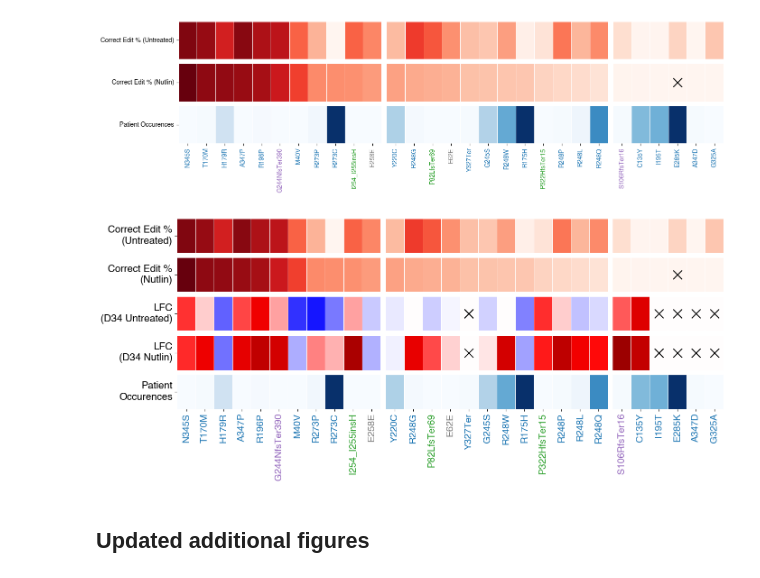
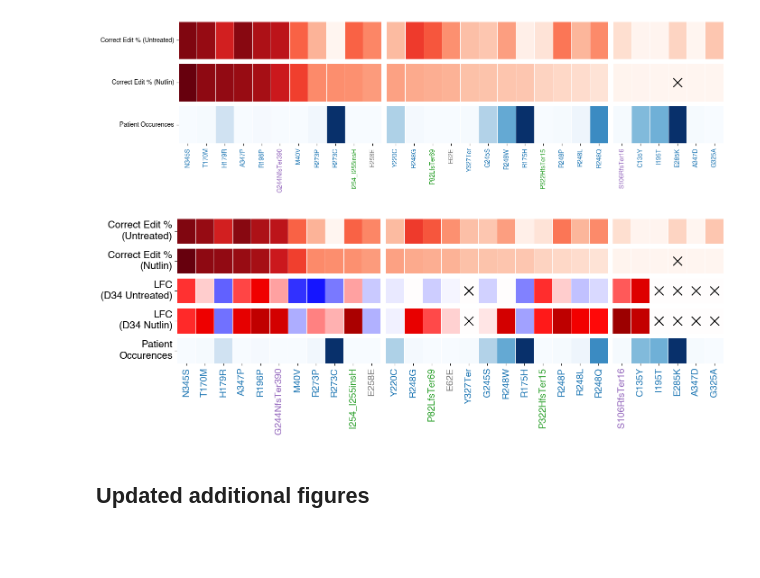
Before and after one commit to samgould2/p53-prime-editing-sensor, a Jupyter notebook: figure5_v2.ipynb, the cells around one changed output. Drawn from its saved outputs; the diff is of its cells as text; code cells hidden in the pictures; blank space fills up the shorter version.

Commit message:
more figure updates

```diff
--- a/figure5_v2.ipynb
+++ b/figure5_v2.ipynb
@@ -271,0 +271,40 @@ adjust_text(texts,only_move={'points':'y', 'texts':'y'},arrowprops=dict(arrowsty
+# %%
+#and then plot
+
+fig, ax = plt.subplots( figsize=(12,6))
+
+c_dict = {'SNV':'tab:blue', 'INS':'tab:green', 'DEL':'tab:purple', 'Silent':'grey'}
+comp['colors'] = [c_dict[i] for i in comp['Effect']]
+
+lfc = comp['LFC_nutlin']
+
+for i, v in comp.iterrows():
+    val = v['codon']
+    ax.plot([val, val], [0, lfc[i]], color = colors[i], linewidth=2, alpha=.8)
+
+above_thres = comp[comp['insufficient_LFC_counts']==False]
+below_thres = comp[comp['insufficient_LFC_counts']==True]
+
+
+ax.scatter(above_thres['codon'], above_thres['LFC_nutlin'], color=above_thres['colors'], s=100, alpha=.8)
+ax.scatter(below_thres['codon'], below_thres['LFC_nutlin'], color=below_thres['colors'], s=100, alpha=.8, marker='X')
+
+ax.set_xlim(1,393)
+ax.spines[['right', 'top']].set_visible(False)
+ax.tick_params(axis='both', which='major', labelsize=18)
+ax.set_xticks([])
+ax.set_ylabel("LFC (Nutlin)", fontsize=18)
+
+
+boundaries = [61,94,292,304,321,324,356]
+for bound in boundaries:
+    ax.plot([bound, bound],[-6,6], linewidth=1, linestyle='dashed', color='black')
+
+
+ax.plot([1,393], [0,0], linestyle='dashed', color='black')
+
+
+ax.set_ylim(-3,6)
+
+#adjust_text(texts, ax=ax[0])
+fig.tight_layout(pad=0)
@@ -360,7 +401,7 @@ fig.tight_layout(pad=.75)
 # %% [output]
 [figure]
 # %%
-fig, ax = plt.subplots(5,3,figsize=(14,6), sharey=False, sharex=False, width_ratios=[11, 12, 6])
+fig, ax = plt.subplots(5,3,figsize=(14,5), sharey=False, sharex=False, width_ratios=[11, 12, 6])
 #high, medium, low
 
 g = sns.heatmap([high['Corr_perc_untreated']], ax= ax[0][0], linewidth=.5, cmap='Reds', vmin=0, vmax=86, cbar=False)
@@ -438,34 +479,34 @@ ax[1][1].set_xticks([])
 ax[0][2].set_xticks([])
 ax[1][2].set_xticks([])
 ax[3][0].set_xticks([])
 ax[2][0].set_xticks([])
 ax[3][1].set_xticks([])
 ax[2][1].set_xticks([])
 ax[3][2].set_xticks([])
 ax[2][2].set_xticks([])
 #ax[4].set_xticklabels(comp['HGVSp'], rotation=90)
 
 ax[4][0].set_xticklabels(high['HGVSp'], rotation=90, fontsize=15)
 ax[4][1].set_xticklabels(med['HGVSp'], rotation=90, fontsize=15)
 ax[4][2].set_xticklabels(low['HGVSp'], rotation=90, fontsize=15)
 
 c_dict = {'SNV':'tab:blue', 'INS':'tab:green', 'DEL':'tab:purple', 'Silent':'grey'}
 
 for i, tick_label in enumerate(g1.axes.get_xticklabels()):
     cc = c_dict[high.iloc[i]['Effect']]
     tick_label.set_color(cc)
 
 for i, tick_label in enumerate(g2.axes.get_xticklabels()):
     cc = c_dict[med.iloc[i]['Effect']]
     tick_label.set_color(cc)
 
 for i, tick_label in enumerate(g3.axes.get_xticklabels()):
     cc = c_dict[low.iloc[i]['Effect']]
     tick_label.set_color(cc)
 
 fig.tight_layout(pad=.75)
 # %% [output]
-[figure, old version]
+[figure, new version]
 # %% [markdown]
 ## Updated additional figures
 # %%
```
Also changed, not shown: parts of 21 cells of this notebook.
